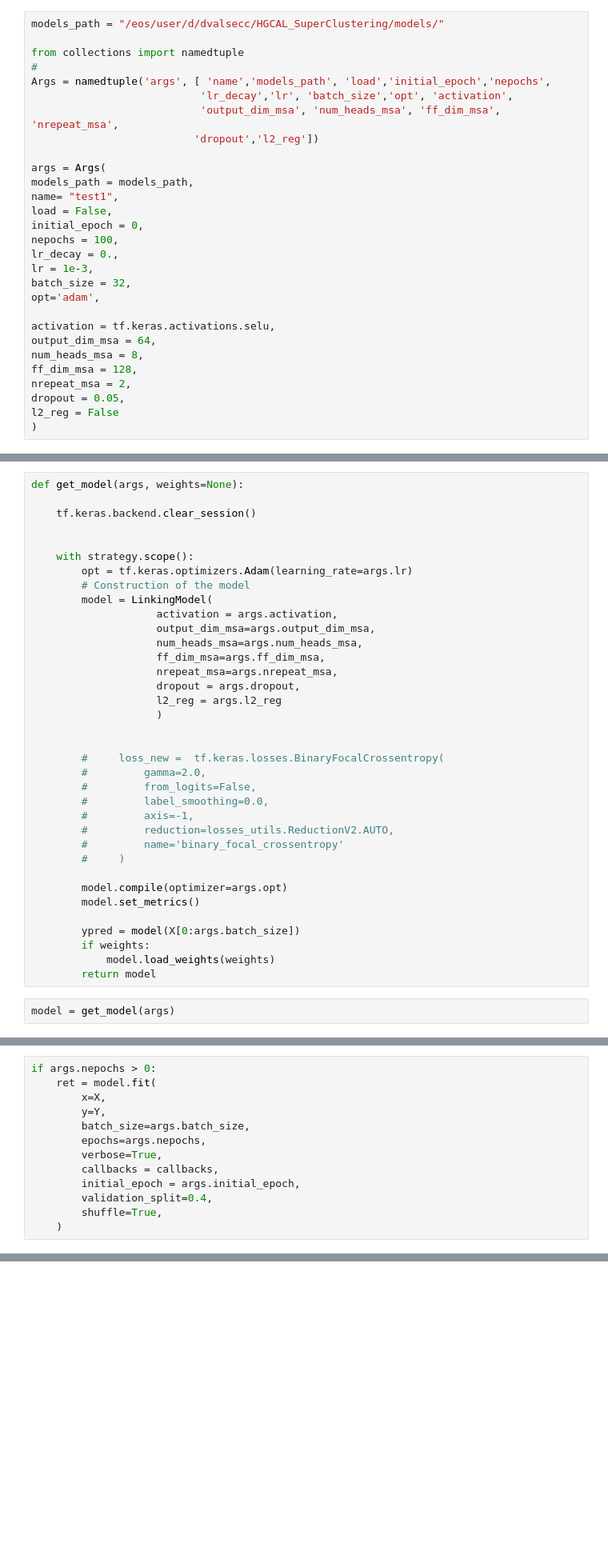
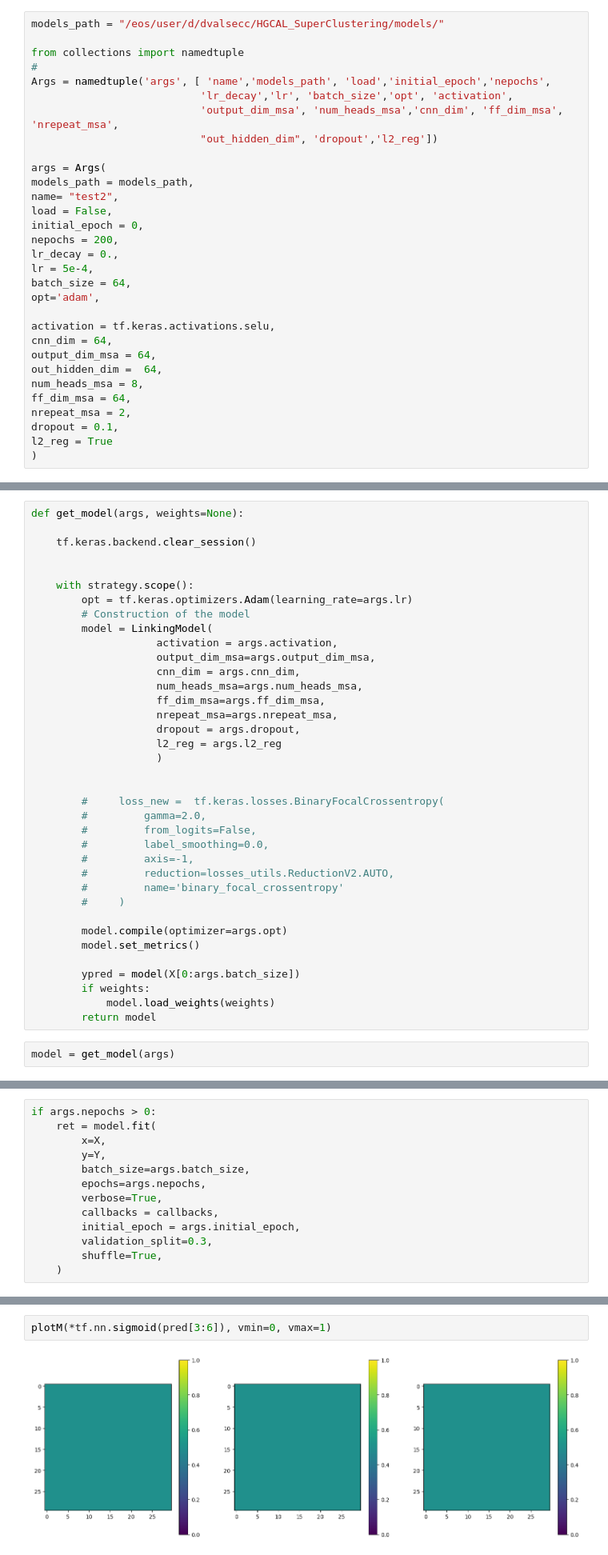
Before and after one commit to valsdav/HGCAL_Linking, a Jupyter notebook: Model_Training.ipynb, the cells around one changed output, grey strips where cells are left out. Shown at 80% size. Cells and saved outputs as stored; diff of their text form; blank space fills up the shorter version.

```diff
--- a/Model_Training.ipynb
+++ b/Model_Training.ipynb
@@ -622,27 +688,29 @@ from collections import namedtuple
 #
 Args = namedtuple('args', [ 'name','models_path', 'load','initial_epoch','nepochs',
                            'lr_decay','lr', 'batch_size','opt', 'activation',
-                           'output_dim_msa', 'num_heads_msa', 'ff_dim_msa', 'nrepeat_msa',
-                          'dropout','l2_reg'])
+                           'output_dim_msa', 'num_heads_msa','cnn_dim', 'ff_dim_msa', 'nrepeat_msa',
+                           "out_hidden_dim", 'dropout','l2_reg'])
 
 args = Args(
 models_path = models_path,
-name= "test1",
+name= "test2",
 load = False,
 initial_epoch = 0,
-nepochs = 100,
+nepochs = 200,
 lr_decay = 0.,
-lr = 1e-3,
-batch_size = 32,
+lr = 5e-4,
+batch_size = 64,
 opt='adam',
 
 activation = tf.keras.activations.selu,
+cnn_dim = 64,
 output_dim_msa = 64,
+out_hidden_dim =  64,
 num_heads_msa = 8,
-ff_dim_msa = 128,
+ff_dim_msa = 64,
 nrepeat_msa = 2,
-dropout = 0.05,
-l2_reg = False
+dropout = 0.1,
+l2_reg = True
 )
 # %%
 import os
@@ -695,6 +763,7 @@ def get_model(args, weights=None):
         model = LinkingModel(
                     activation = args.activation,
                     output_dim_msa=args.output_dim_msa,
+                    cnn_dim = args.cnn_dim,
                     num_heads_msa=args.num_heads_msa,
                     ff_dim_msa=args.ff_dim_msa,
                     nrepeat_msa=args.nrepeat_msa,
@@ -789,7 +869,7 @@ if args.nepochs > 0:
         verbose=True,
         callbacks = callbacks,
         initial_epoch = args.initial_epoch,
-        validation_split=0.4,
+        validation_split=0.3,
         shuffle=True,
     )
 # %% [output]
@@ -821,0 +1119,4 @@ Y.shape[0]
+# %%
+plotM(*tf.nn.sigmoid(pred[3:6]), vmin=0, vmax=1)
+# %% [output]
+[figure, added]
```
Also changed, not shown: parts of 51 cells of this notebook, 11 other files.
